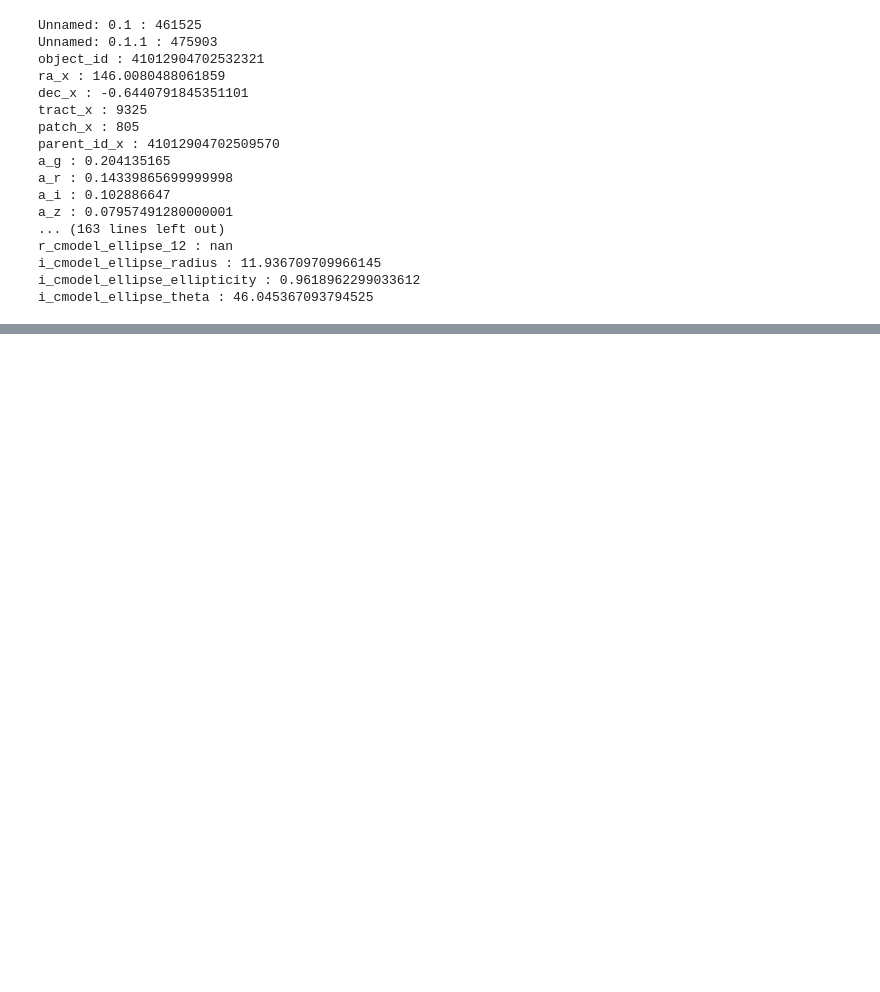
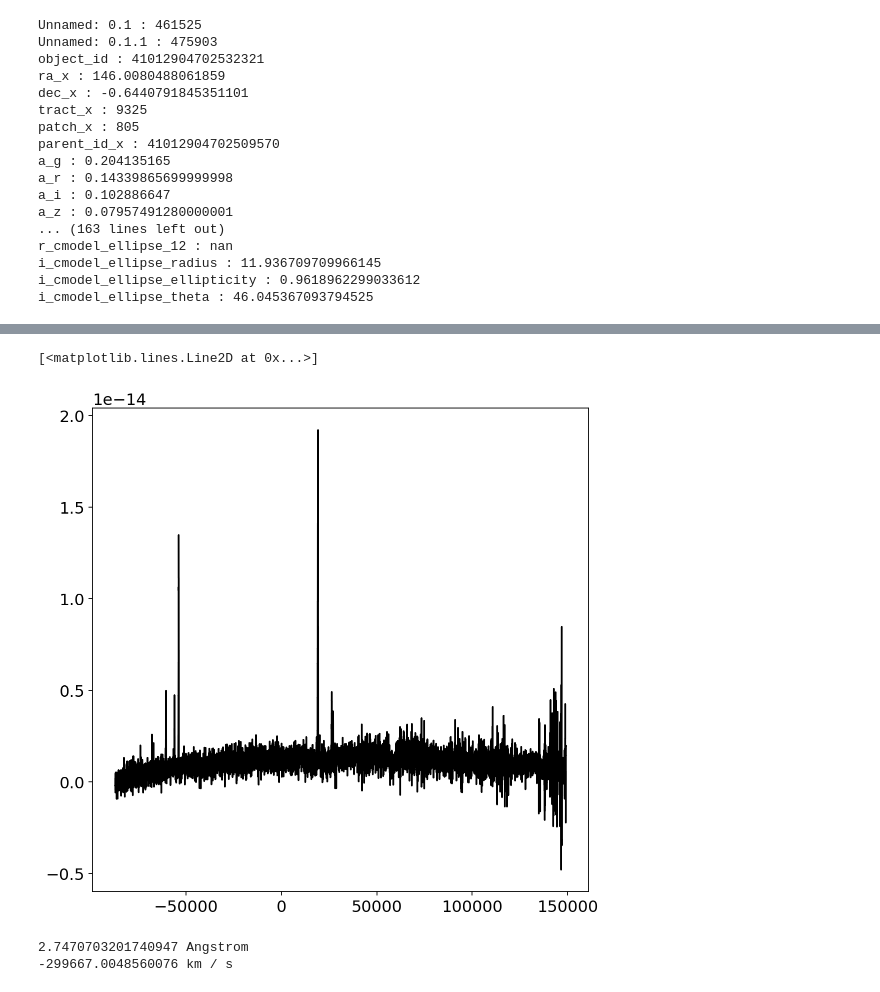
Before and after one commit to kstoreyf/anomalies-GAN-HSC, a Jupyter notebook: notebooks/bluedot.ipynb, the cells around one changed output, grey strips where cells are left out. Saved outputs shown, nothing was run; the diff lists cells and outputs as text; code cells hidden in the pictures; blank space fills up the shorter version.

```diff
--- a/notebooks/bluedot.ipynb
+++ b/notebooks/bluedot.ipynb
@@ -479,0 +520,14 @@ i_cmodel_ellipse_theta : 46.045367093794525
+# %%
+plt.step(specvel.velocity, specvel.flux, color='black')
+# %% [output]
+[<matplotlib.lines.Line2D at 0x...>]
+[figure, added]
+# %%
+fwzi_val = fwzi(specvel, regions=SpectralRegion(wmin, wmax))
+print(fwzi_val)
+freq_to_vel = u.doppler_optical(rest_value)
+fwzi_kms = fwzi_val.to(u.km / u.s, equivalencies=freq_to_vel)
+print(fwzi_kms)
+# %% [output]
+2.7470703201740947 Angstrom
+-299667.0048560076 km / s
```
Also changed, not shown: parts of 7 cells of this notebook, 8 other files.
